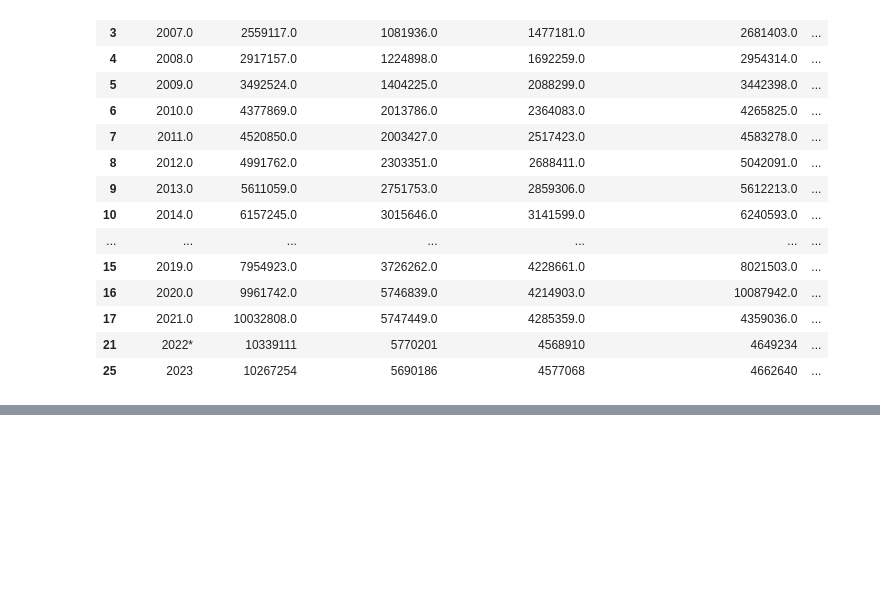
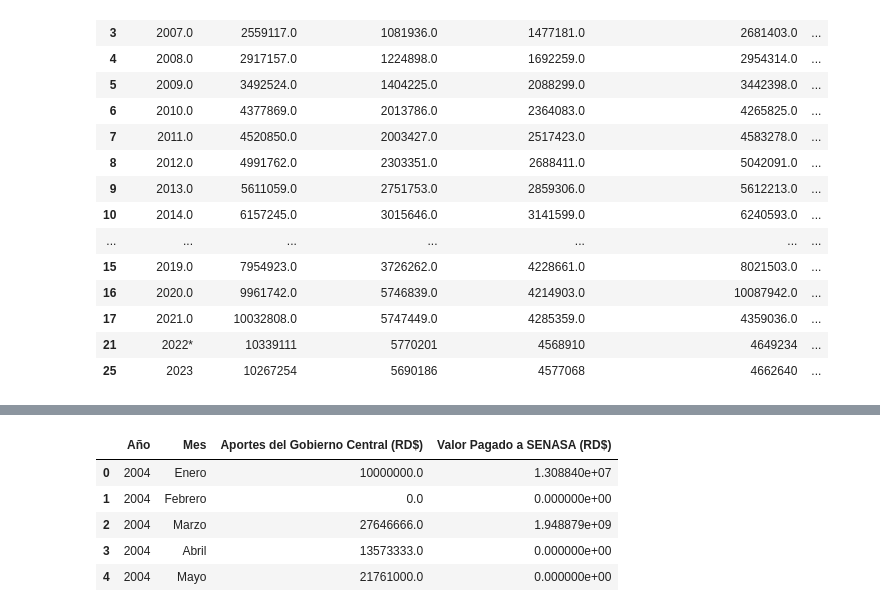
Before and after one commit to HarolReyes0/AnalisisIngresosPercapita, a Jupyter notebook: notebooks/data_modeling.ipynb, the cells around one changed output, grey strips where cells are left out. Drawn from its saved outputs; the diff is of its cells as text; code cells hidden in the pictures; blank space fills up the shorter version.

```diff
--- a/notebooks/data_modeling.ipynb
+++ b/notebooks/data_modeling.ipynb
@@ -154,0 +167,10 @@ See the caveats in the documentation: https://pandas.pydata.org/pandas-docs/stab
+# %%
+data2 = pd.read_excel('../data/Raw Data/Excel-–-Regimen-Subsidiado-Aportes-Pagos-Seguro-Familiar-de-Salud-Enero-2004-octubre-2024-a-Noviembre-2024-1.xlsx', engine='openpyxl')
+data2.head()
+# %% [output]
+|  | Año | Mes | Aportes del Gobierno Central (RD$) | Valor Pagado a SENASA (RD$) |
+| 0 | 2004 | Enero | 10000000.0 | 1.308840e+07 |
+| 1 | 2004 | Febrero | 0.0 | 0.000000e+00 |
+| 2 | 2004 | Marzo | 27646666.0 | 1.948879e+09 |
+| 3 | 2004 | Abril | 13573333.0 | 0.000000e+00 |
+| 4 | 2004 | Mayo | 21761000.0 | 0.000000e+00 |
```
Also changed, not shown: parts of 5 cells of this notebook.
